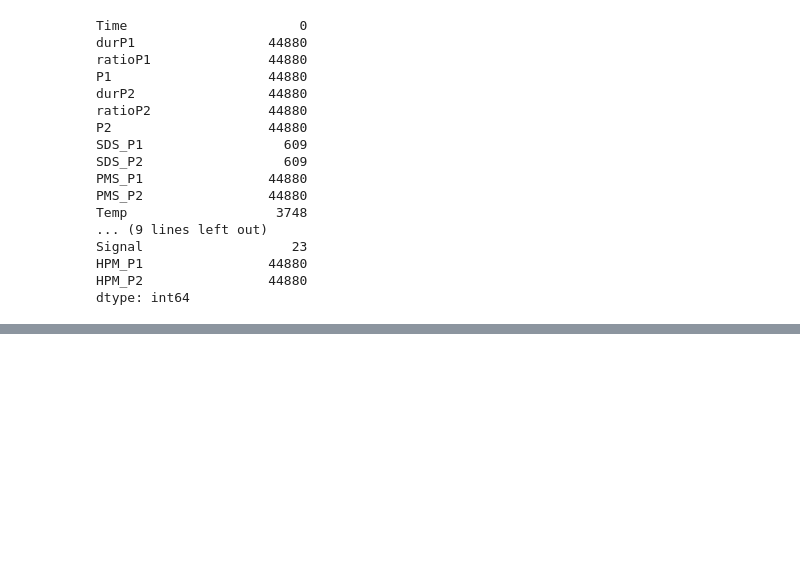
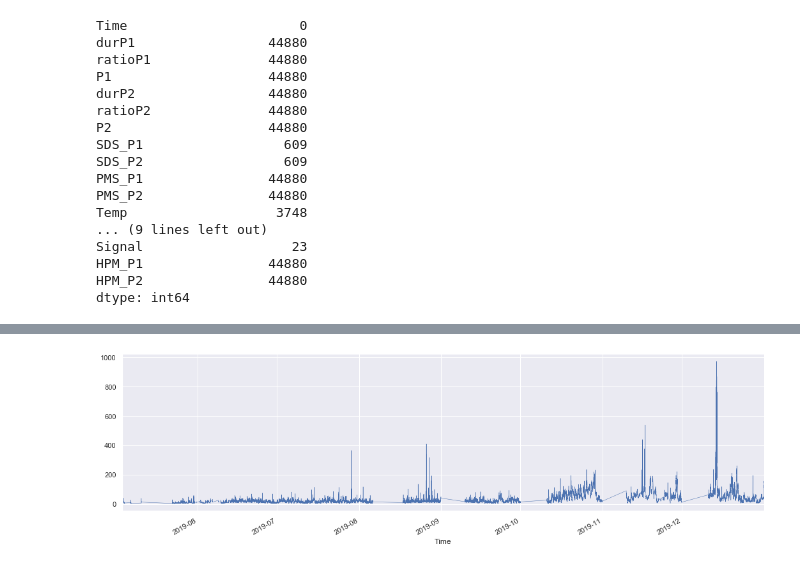
Before and after one commit to vlad-e/Bucharest-Air-Quality, a Jupyter notebook: analysis.ipynb, the cells around one changed output, grey strips where cells are left out. Drawn from its saved outputs; the diff is of its cells as text; code cells hidden in the pictures; blank space fills up the shorter version.

```diff
--- a/analysis.ipynb
+++ b/analysis.ipynb
@@ -71,0 +265,6 @@ data_cleaned.plot(y='SDS_P1',figsize=(15,4))
+# %%
+sns.set(rc={'figure.figsize':(18, 5)}) # Use seaborn style defaults and set the default figure size
+# %%
+data_cleaned['SDS_P1'].plot(linewidth=0.5);
+# %% [output]
+[figure, added]
```
Also changed, not shown: parts of 76 cells of this notebook, 1 other file.
